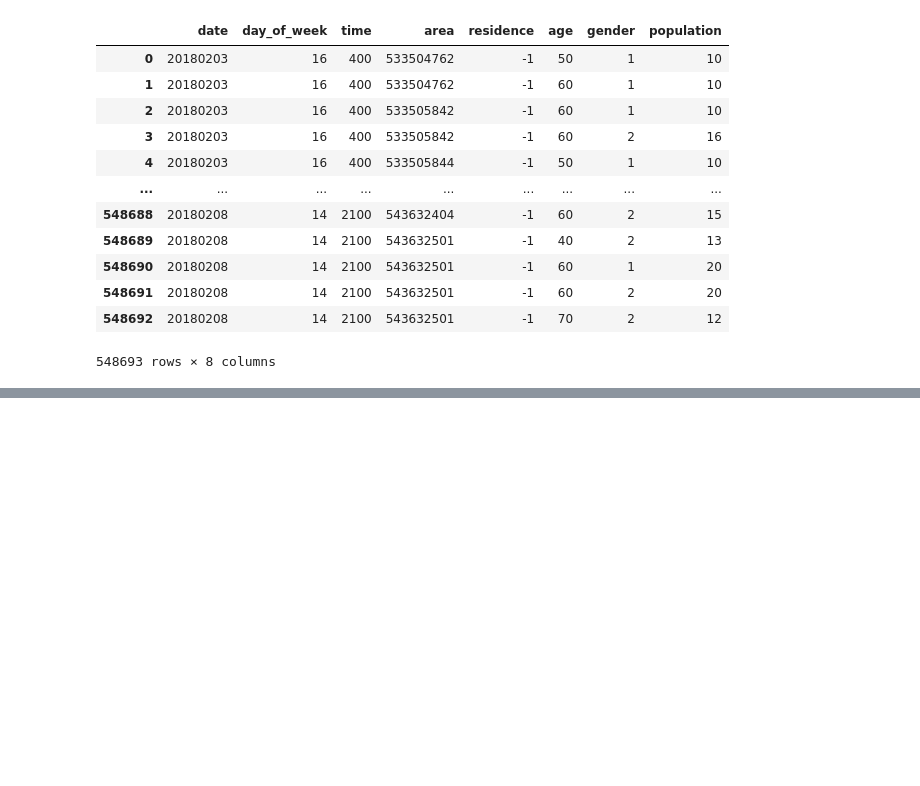
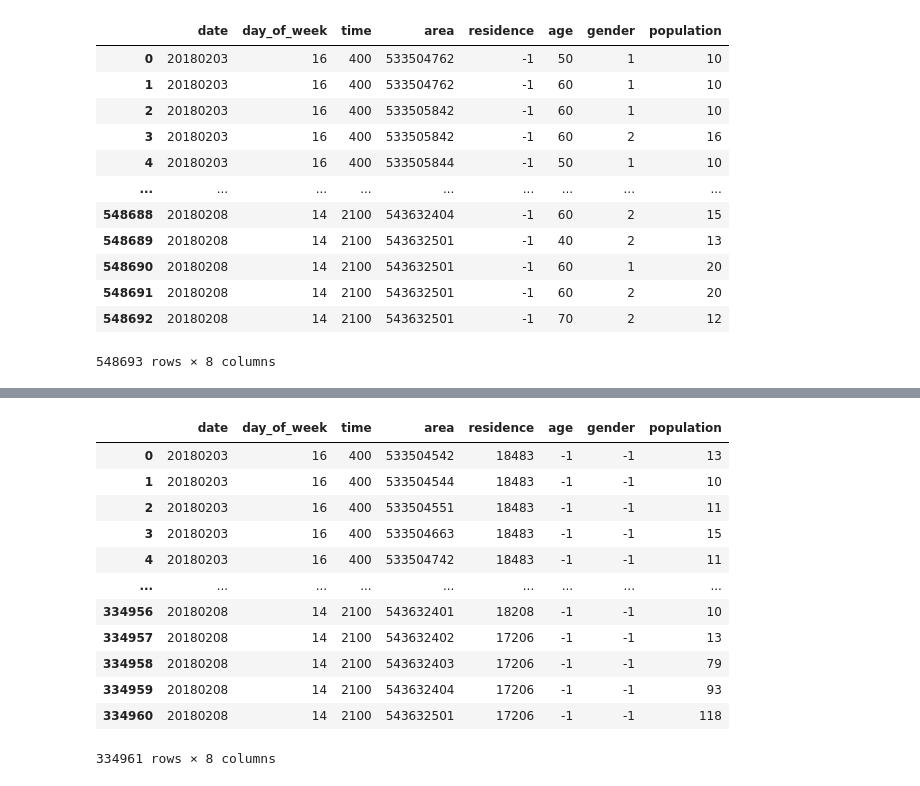
Before and after one commit to AndyRyuu/Fukui-Snow, a Jupyter notebook: Pre-processing.ipynb, the cells around one changed output, grey strips where cells are left out. Saved outputs shown, nothing was run; the diff lists cells and outputs as text; code cells hidden in the pictures; blank space fills up the shorter version.

```diff
--- a/Pre-processing.ipynb
+++ b/Pre-processing.ipynb
@@ -56,0 +110,17 @@ data_Ken
+# %%
+data_Fukui = pd.read_csv(r'data/04_居住地(市区町村).csv')
+data_Fukui
+# %% [output]
+|  | date | day_of_week | time | area | residence | age | gender | population |
+| 0 | 20180203 | 16 | 400 | 533504542 | 18483 | -1 | -1 | 13 |
+| 1 | 20180203 | 16 | 400 | 533504544 | 18483 | -1 | -1 | 10 |
+| 2 | 20180203 | 16 | 400 | 533504551 | 18483 | -1 | -1 | 11 |
+| 3 | 20180203 | 16 | 400 | 533504663 | 18483 | -1 | -1 | 15 |
+| 4 | 20180203 | 16 | 400 | 533504742 | 18483 | -1 | -1 | 11 |
+| ... | ... | ... | ... | ... | ... | ... | ... | ... |
+| 334956 | 20180208 | 14 | 2100 | 543632401 | 18208 | -1 | -1 | 10 |
+| 334957 | 20180208 | 14 | 2100 | 543632402 | 17206 | -1 | -1 | 13 |
+| 334958 | 20180208 | 14 | 2100 | 543632403 | 17206 | -1 | -1 | 79 |
+| 334959 | 20180208 | 14 | 2100 | 543632404 | 17206 | -1 | -1 | 93 |
+| 334960 | 20180208 | 14 | 2100 | 543632501 | 17206 | -1 | -1 | 118 |
+334961 rows × 8 columns
```
Also changed, not shown: parts of 8 cells of this notebook.
